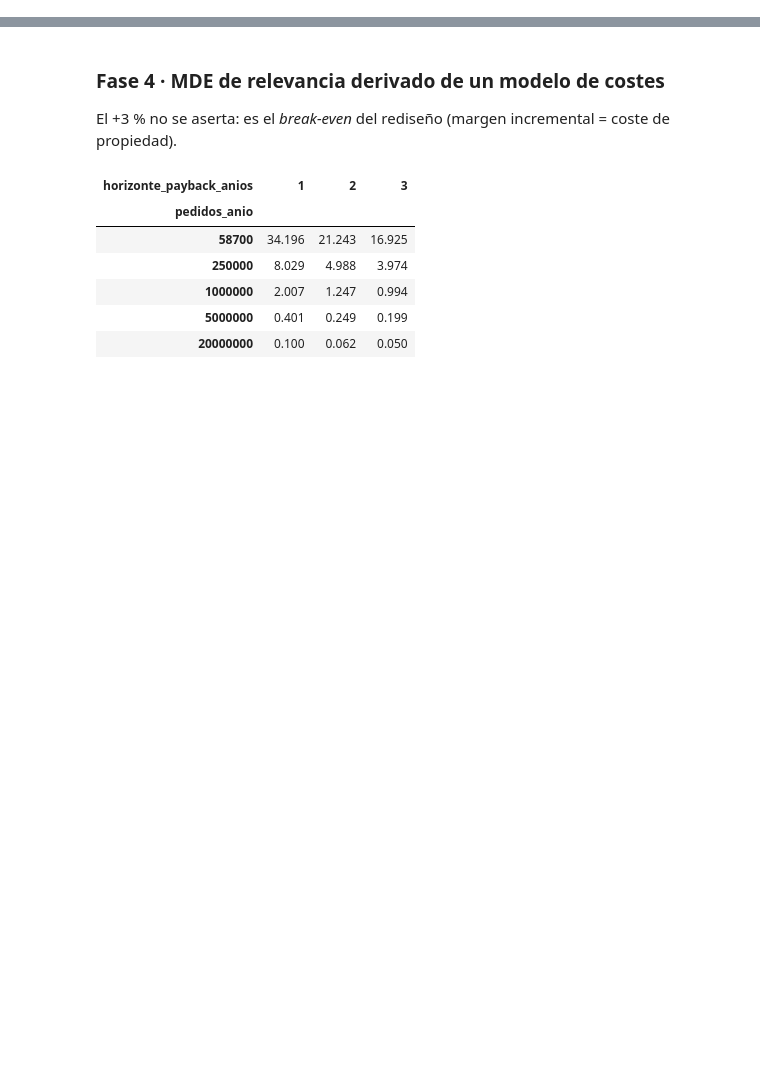
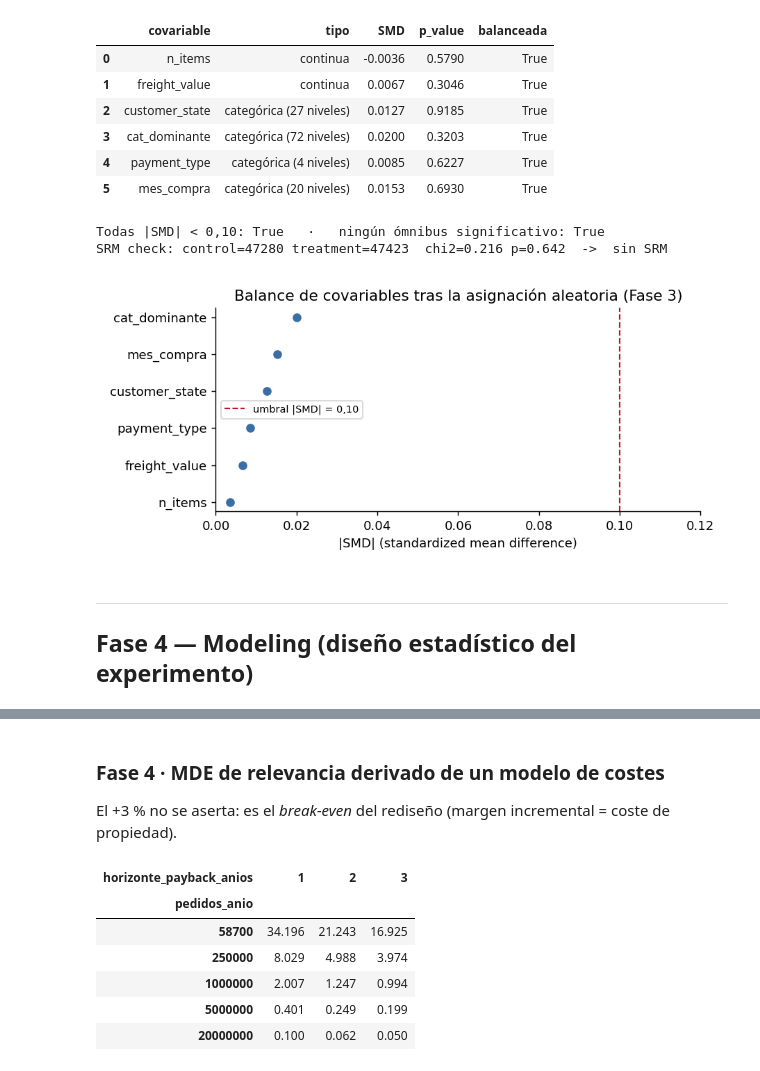
Before and after one commit to luciaparvaz/ab-testing-marketplace-olist, a Jupyter notebook: notebooks/ab_test_olist.ipynb, the cells around one changed output, grey strips where cells are left out. Cells and saved outputs as stored; diff of their text form; code cells hidden in the pictures; blank space fills up the shorter version.

```diff
--- a/notebooks/ab_test_olist.ipynb
+++ b/notebooks/ab_test_olist.ipynb
@@ -336,0 +143,23 @@ TODOS LOS PEDIDOS + SE POR CLÚSTER DE CLIENTE
+# %%
+bal = pd.read_csv(TABLES / "fase3_balance.csv")
+srm = pd.read_csv(TABLES / "fase3_srm.csv").iloc[0]
+display(bal[["covariable", "tipo", "SMD", "p_value", "balanceada"]])
+print(f"Todas |SMD| < 0,10: {bal['balanceada'].all()}   ·   ningún ómnibus significativo: "
+      f"{(bal['p_value'] >= 0.05).all()}")
+print(f"SRM check: control={srm['n_control']} treatment={srm['n_treatment']}  "
+      f"chi2={srm['chi2']:.3f} p={srm['p_value']:.3f}  ->  {srm['veredicto']}")
+display(Image(str(FIGURES / "f3_01_balance.png")))
+# %% [output]
+|  | covariable | tipo | SMD | p_value | balanceada |
+| 0 | n_items | continua | -0.0036 | 0.5790 | True |
+| 1 | freight_value | continua | 0.0067 | 0.3046 | True |
+| 2 | customer_state | categórica (27 niveles) | 0.0127 | 0.9185 | True |
+| 3 | cat_dominante | categórica (72 niveles) | 0.0200 | 0.3203 | True |
+| 4 | payment_type | categórica (4 niveles) | 0.0085 | 0.6227 | True |
+| 5 | mes_compra | categórica (20 niveles) | 0.0153 | 0.6930 | True |
+Todas |SMD| < 0,10: True   ·   ningún ómnibus significativo: True
+SRM check: control=47280 treatment=47423  chi2=0.216 p=0.642  ->  sin SRM
+[figure, added]
+# %% [markdown]
+---
+## Fase 4 — Modeling (diseño estadístico del experimento)
```
Also changed, not shown: parts of 41 cells of this notebook, 26 other files.
